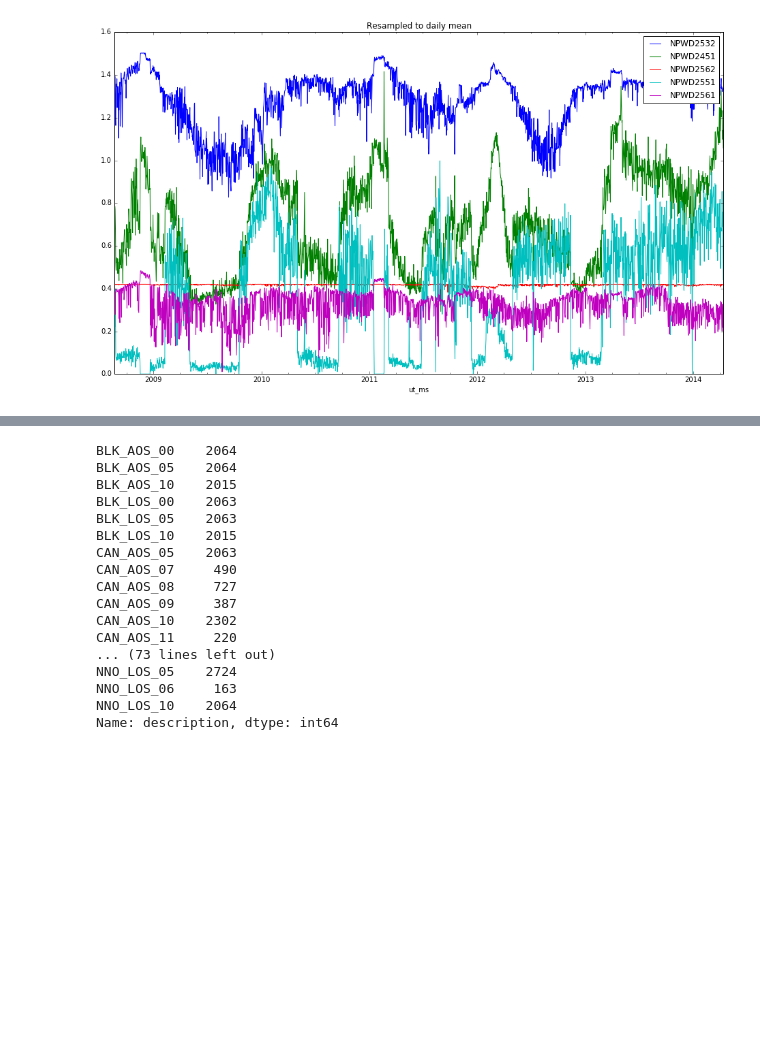
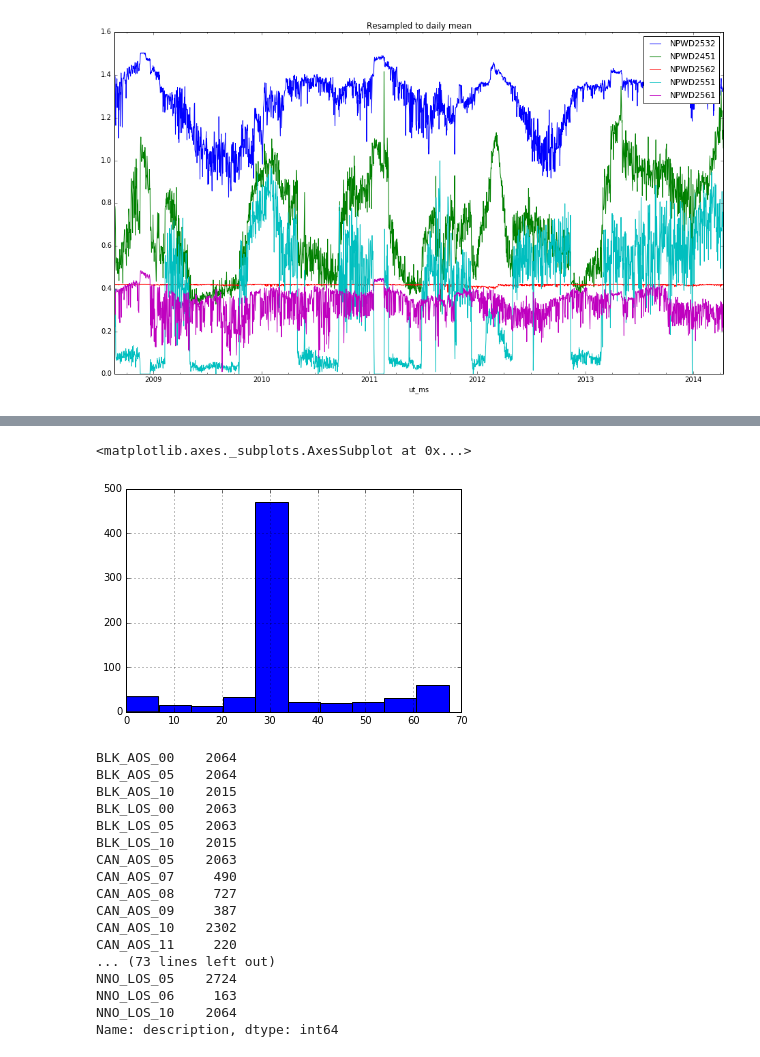
Before and after one commit to ktrnka/mars-express, a Jupyter notebook: src/data exploration.ipynb, the cells around one changed output, grey strips where cells are left out. Saved outputs shown, nothing was run; the diff lists cells and outputs as text; code cells hidden in the pictures; blank space fills up the shorter version.

```diff
--- a/src/data exploration.ipynb
+++ b/src/data exploration.ipynb
@@ -38,3 +37,9 @@ saaf_data.sa["2011-10"].resample("1H").mean().plot(figsize=(16,9))
+# %%
+# saaf_data.sx["2011-10-01"].plot(figsize=(16,9))
+saaf_data.sx["2011-10-01"].resample("2Min").mean().interpolate().hist()
+# %% [output]
+<matplotlib.axes._subplots.AxesSubplot at 0x...>
+[figure, added]
 # %%
 evtf_data.description.str.extract("(\\w+_[AL]OS_\\d+)", expand=False).value_counts().sort_index()
 # %% [output]
```
Also changed, not shown: parts of 4 cells of this notebook, 1 other file.
